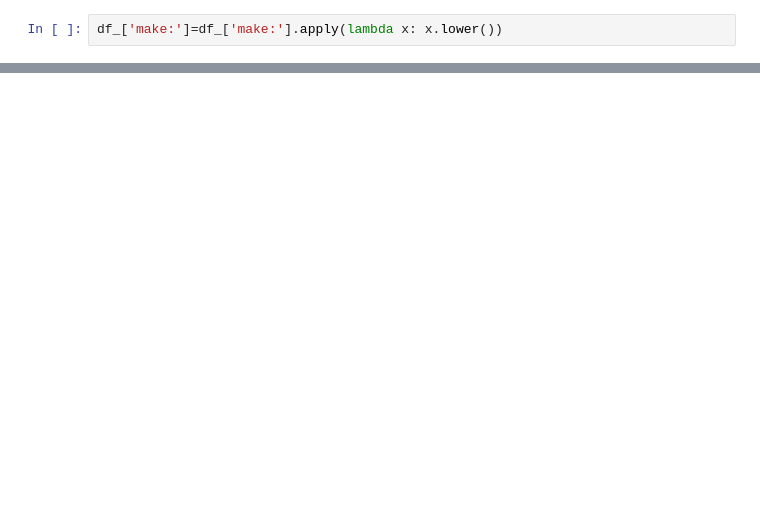
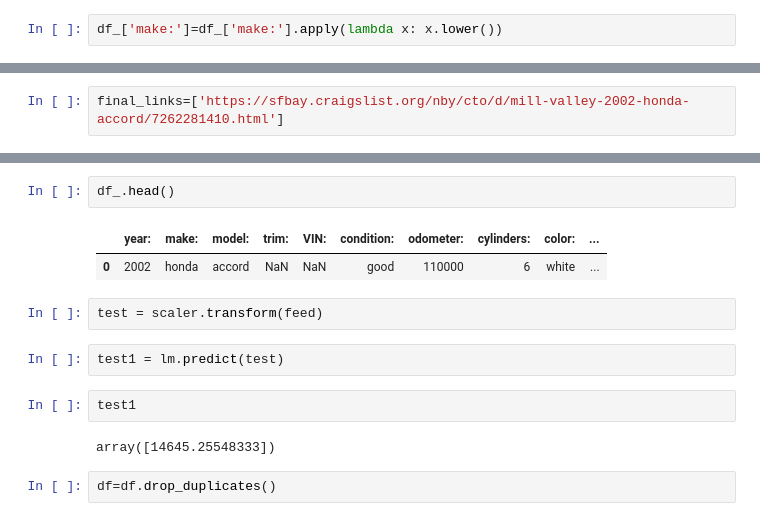
Before and after one commit to Mohammedsilmi9/UsedCar-PriceEstimator, a Jupyter notebook: vehicle_make_model_filter.ipynb, the cells around one changed output, grey strips where cells are left out. Cells and saved outputs as stored; diff of their text form; blank space fills up the shorter version.

```diff
--- a/vehicle_make_model_filter.ipynb
+++ b/vehicle_make_model_filter.ipynb
@@ -119,0 +276,2 @@ df=collection_df[collection_df['make:'].isin(make)]
+# %%
+final_links=['https://sfbay.craigslist.org/nby/cto/d/mill-valley-2002-honda-accord/7262281410.html']
@@ -120,3 +345,18 @@ df=collection_df[collection_df['make:'].isin(make)]
+# %%
+df_.head()
+# %% [output]
+|  | year: | make: | model: | trim: | VIN: | condition: | odometer: | cylinders: | color: | ... |
+| 0 | 2002 | honda | accord | NaN | NaN | good | 110000 | 6 | white | ... |
+# %%
+test = scaler.transform(feed)
+# %%
+test1 = lm.predict(test)
+# %%
+test1
+# %% [output]
+array([14645.25548333])
+# %%
+df=df.drop_duplicates()
 # %%
 df.shape
 # %% [output]
```
Also changed, not shown: parts of 53 cells of this notebook.
